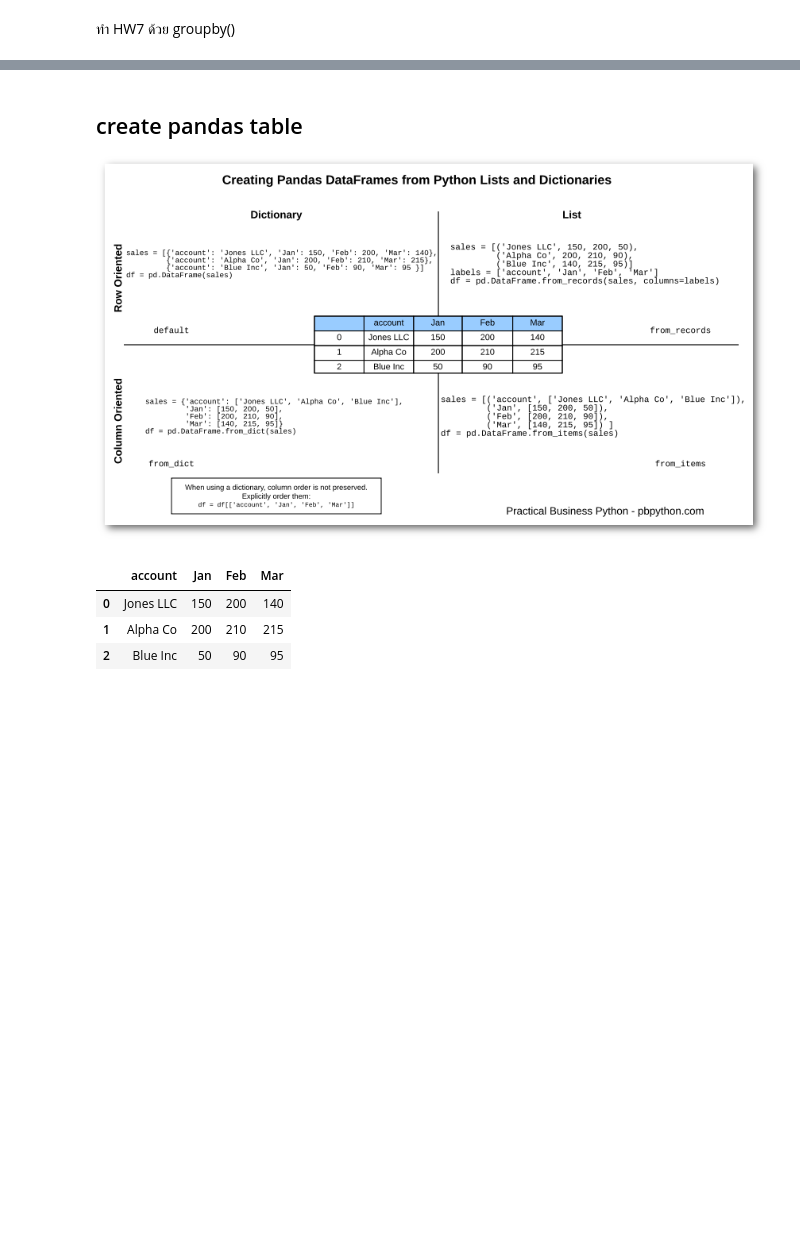
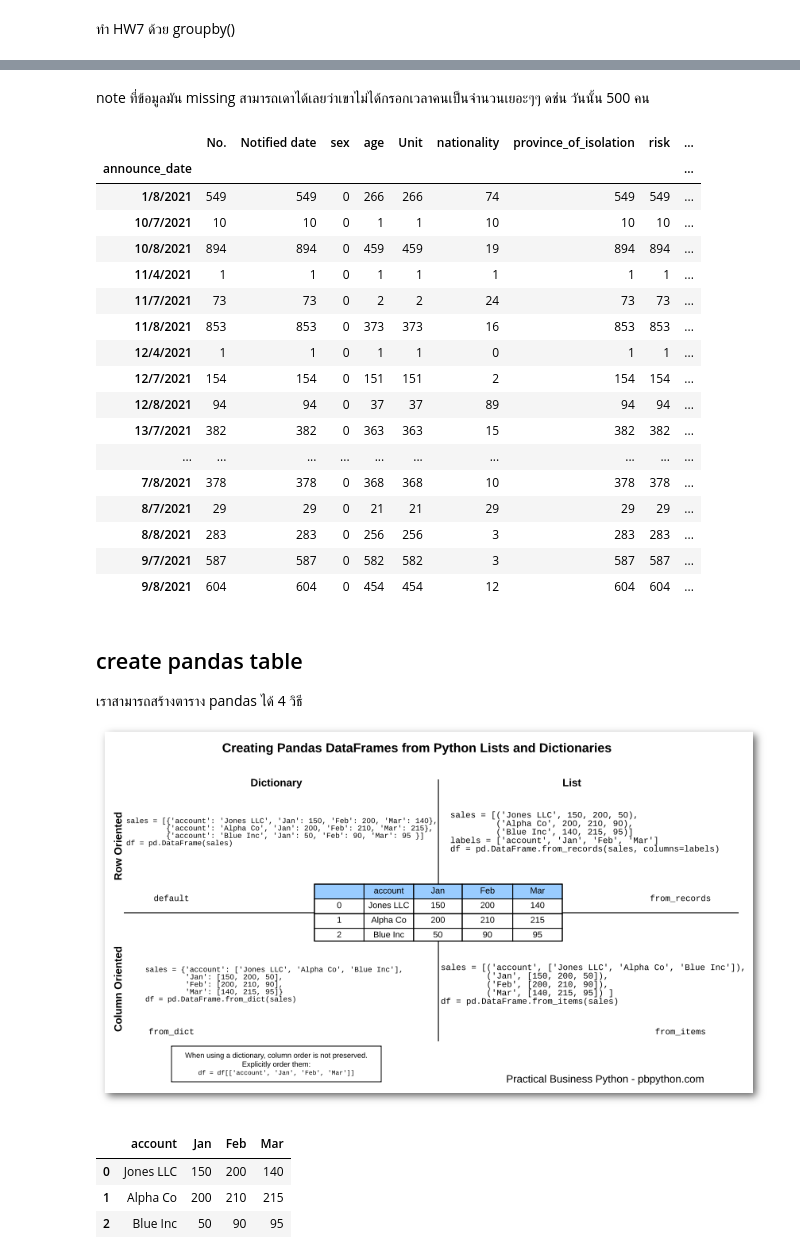
Before and after one commit to Papawadee-Mohdee/PythonDataViz2026, a Jupyter notebook: Pandas102.ipynb, the cells around one changed output, grey strips where cells are left out. Cells and saved outputs as stored; diff of their text form; code cells hidden in the pictures; blank space fills up the shorter version.

Commit message:
จบ Period 10 pandas

```diff
--- a/Pandas102.ipynb
+++ b/Pandas102.ipynb
@@ -545,5 +646,30 @@ missing_sex[missing_sex['risk']=='Cluster สมุทรสาคร'].groupby(
+# %% [markdown]
+note ที่ข้อมูลมัน missing สามารถเดาได้เลยว่าเขาไม่ได้กรอกเวลาคนเป็นจำนวนเยอะๆๆ ดช่น วันนั้น 500 คน
+# %%
+missing_sex[missing_sex['risk']=='อื่นๆ'].groupby('announce_date').count()
+# %% [output]
+|  | No. | Notified date | sex | age | Unit | nationality | province_of_isolation | risk | ... |
+| announce_date |  |  |  |  |  |  |  |  | ... |
+| 1/8/2021 | 549 | 549 | 0 | 266 | 266 | 74 | 549 | 549 | ... |
+| 10/7/2021 | 10 | 10 | 0 | 1 | 1 | 10 | 10 | 10 | ... |
+| 10/8/2021 | 894 | 894 | 0 | 459 | 459 | 19 | 894 | 894 | ... |
+| 11/4/2021 | 1 | 1 | 0 | 1 | 1 | 1 | 1 | 1 | ... |
+| 11/7/2021 | 73 | 73 | 0 | 2 | 2 | 24 | 73 | 73 | ... |
+| 11/8/2021 | 853 | 853 | 0 | 373 | 373 | 16 | 853 | 853 | ... |
+| 12/4/2021 | 1 | 1 | 0 | 1 | 1 | 0 | 1 | 1 | ... |
+| 12/7/2021 | 154 | 154 | 0 | 151 | 151 | 2 | 154 | 154 | ... |
+| 12/8/2021 | 94 | 94 | 0 | 37 | 37 | 89 | 94 | 94 | ... |
+| 13/7/2021 | 382 | 382 | 0 | 363 | 363 | 15 | 382 | 382 | ... |
+| ... | ... | ... | ... | ... | ... | ... | ... | ... | ... |
+| 7/8/2021 | 378 | 378 | 0 | 368 | 368 | 10 | 378 | 378 | ... |
+| 8/7/2021 | 29 | 29 | 0 | 21 | 21 | 29 | 29 | 29 | ... |
+| 8/8/2021 | 283 | 283 | 0 | 256 | 256 | 3 | 283 | 283 | ... |
+| 9/7/2021 | 587 | 587 | 0 | 582 | 582 | 3 | 587 | 587 | ... |
+| 9/8/2021 | 604 | 604 | 0 | 454 | 454 | 12 | 604 | 604 | ... |
 # %% [markdown]
 ## create pandas table
+เราสามารถสร้างตาราง pandas ได้ 4 วิธี
+
  ![pandas-dataframe-shadow.png](embedded-picture-1)
 # %%
 records = [{'account':'Jones LLC','Jan':150,'Feb':200,'Mar':140},
```
Also changed, not shown: parts of 27 cells of this notebook.
